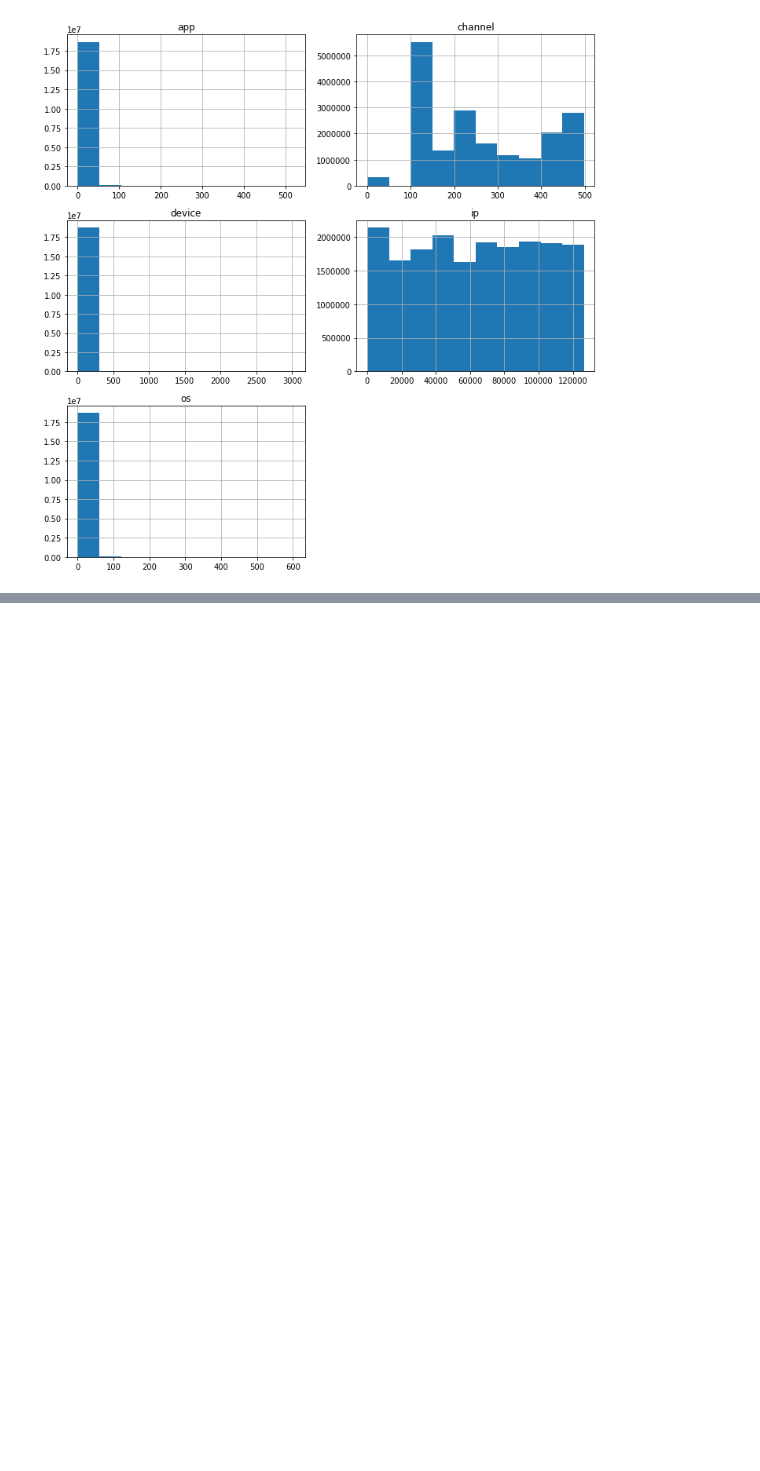
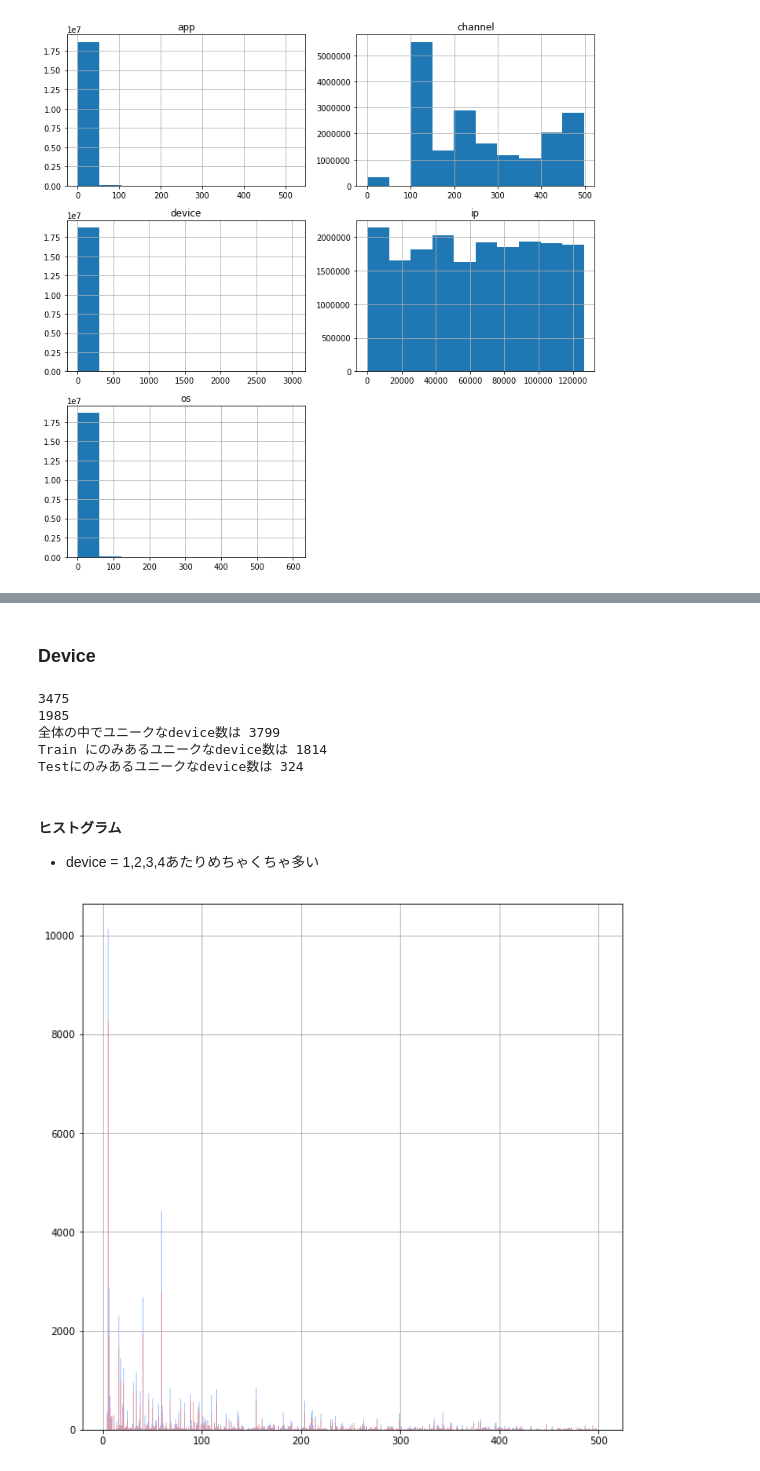
Before and after one commit to tkazusa/Kaggle-TalkingData-AdTracking-Fraud-Detection-Challenge, a Jupyter notebook: SomeEDA1.ipynb, the cells around one changed output, grey strips where cells are left out. Saved outputs shown, nothing was run; the diff lists cells and outputs as text; code cells hidden in the pictures; blank space fills up the shorter version.

```diff
--- a/SomeEDA1.ipynb
+++ b/SomeEDA1.ipynb
@@ -181,0 +217,35 @@ plt.tight_layout()
+# %% [markdown]
+### Device
+# %%
+tr_devices = np.array(df_train["device"].unique())
+tr_limit_devices = np.array(df_tr_limit["device"].unique())
+test_devices = np.array(df_test["device"].unique())
+print(len(tr_devices))
+print(len(test_devices))
+
+#全体のユニーク
+unique_union = np.union1d(tr_devices, test_devices)
+print('全体の中でユニークなdevice数は',len(unique_union))
+
+# Trainのみにある
+only_tr_limit_devices = np.setdiff1d(unique_union, test_devices)
+print('Train にのみあるユニークなdevice数は', len(only_tr_limit_devices))
+
+#テストのみにある
+only_test_devices = np.setdiff1d(unique_union, tr_devices)
+print('Testにのみあるユニークなdevice数は', len(only_test_devices))
+# %% [output]
+3475
+1985
+全体の中でユニークなdevice数は 3799
+Train にのみあるユニークなdevice数は 1814
+Testにのみあるユニークなdevice数は 324
+# %% [markdown]
+#### ヒストグラム
+- device = 1,2,3,4あたりめちゃくちゃ多い
+# %%
+df_tr_limit["device"].hist(color="#5F9BFF", alpha=.5, bins=range(4,500,1))
+df_test["device"].hist(color="#F8766D", alpha=.5, bins=range(4,500,1))
+plt.show()
+# %% [output]
+[figure, added]
```
Also changed, not shown: parts of 13 cells of this notebook, 18 other files.
